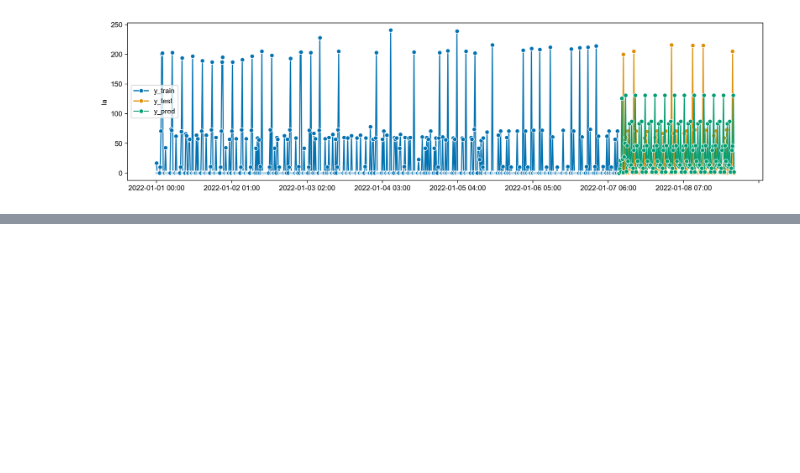
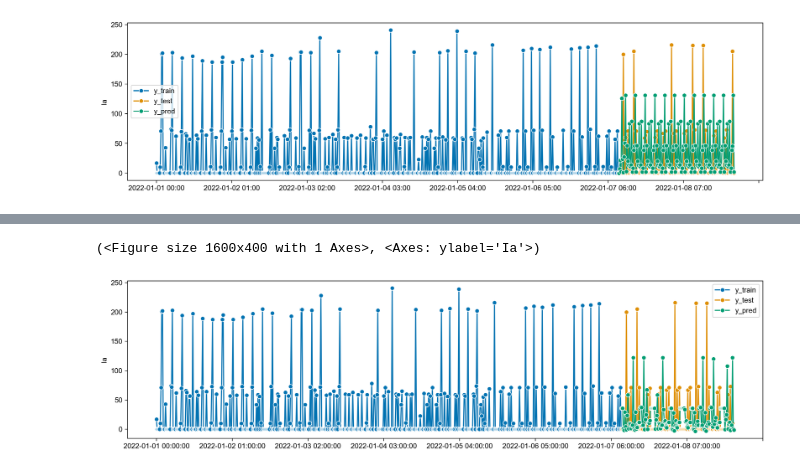
Before and after one commit to Raopend/voltage-current-prediction, a Jupyter notebook: notebook/main.ipynb, the cells around one changed output, grey strips where cells are left out. Cells and saved outputs as stored; diff of their text form; code cells hidden in the pictures; blank space fills up the shorter version.

```diff
--- a/notebook/main.ipynb
+++ b/notebook/main.ipynb
@@ -211,0 +409,21 @@ print(mean_absolute_percentage_error(y_test, y_pred, symmetric=False))
+# %%
+from pytorch_lightning.loggers import TensorBoardLogger
+
+pl.seed_everything(42)
+logger = TensorBoardLogger("lightning_logs", name="voltage-prediction")
+
+# early_stop_callback = EarlyStopping(
+#     monitor="validation_loss", min_delta=1e-4, patience=10, verbose=False, mode="min"
+# )
+
+# model_checkpoint = ModelCheckpoint(
+#     dirpath="checkpoints/univariate-checkpoints",
+#     filename="{epoch}-{val_loss:.2f}-{other_metric:.2f}",
+# )
+rich_progress_bar = RichProgressBar()
+trainer = pl.Trainer(
+    logger=logger,
+    callbacks=[rich_progress_bar],
+    max_epochs=500,
+    accelerator="cpu",
+)
@@ -211,0 +436,2 @@ print(mean_absolute_percentage_error(y_test, y_pred, symmetric=False))
+# %%
+trainer.fit(model=model, datamodule=datamodule)
@@ -211,0 +479,2 @@ print(mean_absolute_percentage_error(y_test, y_pred, symmetric=False))
+# %%
+prediction = trainer.predict(model=model, datamodule=datamodule)
@@ -211,0 +485,11 @@ print(mean_absolute_percentage_error(y_test, y_pred, symmetric=False))
+# %%
+prediction = np.concatenate(prediction)
+prediction = prediction.flatten()
+# %%
+y_train, y_test = temporal_train_test_split(y["Ia"], test_size=0.2)
+y_test = y_test.iloc[: len(prediction)]
+y_pred = pd.Series(prediction, index=y_test.index)
+plot_series(y_train, y_test, y_pred, labels=["y_train", "y_test", "y_pred"])
+# %% [output]
+(<Figure size 1600x400 with 1 Axes>, <Axes: ylabel='Ia'>)
+[figure, added]
```
Also changed, not shown: parts of 13 cells of this notebook, 1 other file.
